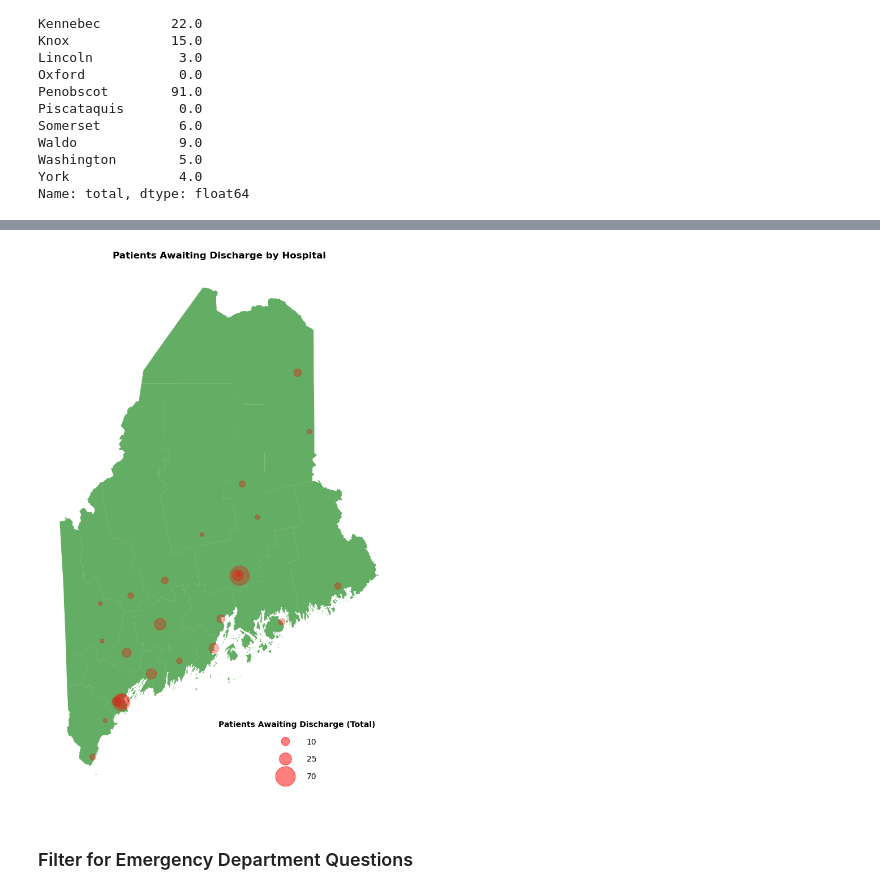
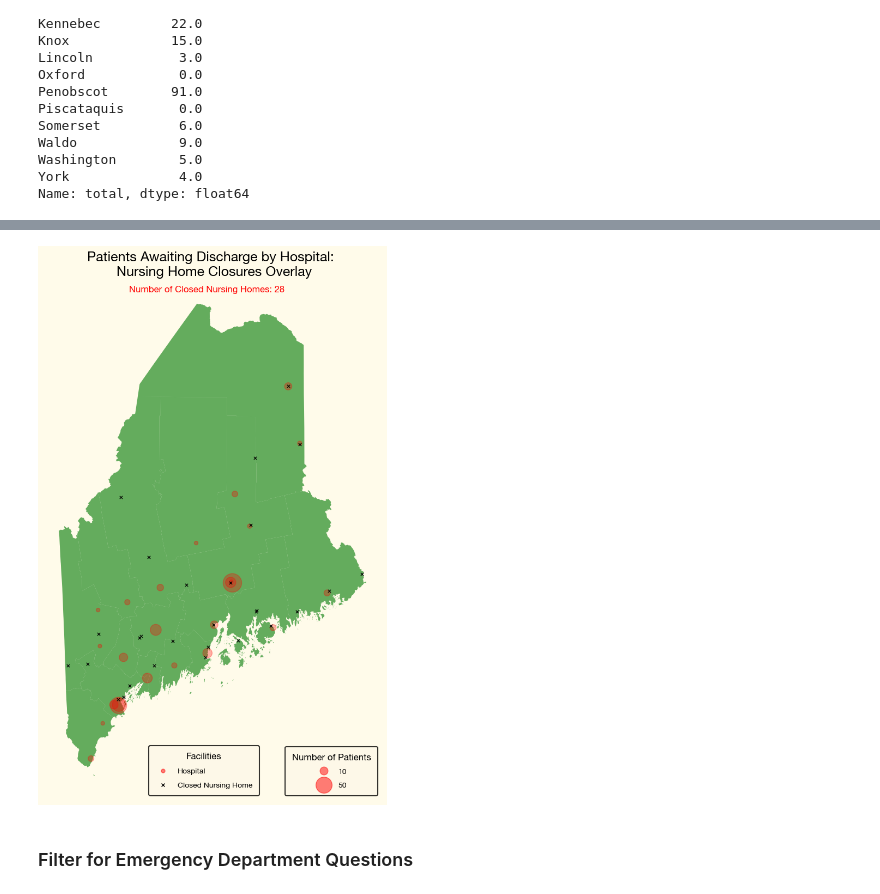
Before and after one commit to nfarrell011/patient-throughput, a Jupyter notebook: analyses/maps_geopandas.ipynb, the cells around one changed output, grey strips where cells are left out. Drawn from its saved outputs; the diff is of its cells as text; code cells hidden in the pictures.

```diff
--- a/analyses/maps_geopandas.ipynb
+++ b/analyses/maps_geopandas.ipynb
@@ -62,3 +187,8 @@ maine_counties.loc[:, "color"] = maine_counties["region"].map(region_colors)
+# %%
+maine_counties.loc[:, "region"] = maine_counties["NAMELSAD"].map(region_map)
+maine_counties.loc[:, "region_color"] = maine_counties["region"].map(region_colors)
+# %%
+maine_counties["color"] = maine_counties["NAMELSAD"].map(county_colors)
 # %%
 maine_counties
 # %% [output]
@@ -603,0 +823,3 @@ question_1_responses
+# %%
+# Read in the closures csv
+closures_df = pd.read_csv("../gis_data/nh_closures.csv")
@@ -604,2 +846,8 @@ question_1_responses
+# %%
+# Convert combined_df to GeoDataFrame
+nursing_home_gdf = gpd.GeoDataFrame(
+    closures_df,
+    geometry=[Point(xy) for xy in zip(closures_df['long'], closures_df['lat'])],
+    crs='EPSG:4326')  # WGS84 CRS for latitude/longitude
 # %%
 hospital_gdf = mapped_hospitals.merge(question_1_responses, left_on = "hospital_name", right_on = "hospital_name")
@@ -671,6 +854,10 @@ plt.show()
 # %%
-# Reproject hospital_gdf to match the CRS of maine_counties
+# Reproject hospital_gdf and nursing_home_gdf to match the CRS of maine_counties
 hospital_gdf = hospital_gdf.to_crs(maine_counties.crs)
+nursing_home_gdf = nursing_home_gdf.to_crs(maine_counties.crs)
+
+# Get the number of closed nursing homes
+num_closed_nh = nursing_home_gdf.shape[0]
 
 # Normalize the marker size column for consistent scaling
 size_min, size_max = 25, 600  # Minimum and maximum marker sizes
@@ -690,47 +877,96 @@ hospital_gdf.plot(
     color='red',
     marker='o',
     markersize=hospital_gdf["scaled_size"],
-    alpha=0.3
+    alpha=0.3,
+    label = "Hospital"
 )
 
+# Overlay the hospital locations with semi-transparent markers and variable sizes
+nursing_home_gdf.plot(
+    ax=ax,
+    color='black',
+    marker='x',
+    markersize=15,
+    alpha=0.9,
+    label = "Closed Nursing Home"
+)
+
+# Add the grand total to the bottom
+fig.text(
+            0.5, 0.845,
+            f"Number of Closed Nursing Homes: {int(num_closed_nh)}",
+            ha = "center",
+            fontsize = 12,
+            color="red",
+            weight="bold",
+            style = "italic"
+        )
+
 # Add a custom legend for dot sizes
-reference_totals = [10, 25, 70]  # Example hospital "total" values
+reference_totals = [10, 50]  # Example hospital "total" values
 reference_sizes = [
     (total - hospital_gdf["total"].min())
     / (hospital_gdf["total"].max() - hospital_gdf["total"].min())
     * (size_max - size_min) + size_min
     for total in reference_totals
 ]
 
 # Create legend handles with adjusted sizes for the legend box
 handles = [
     mlines.Line2D([], [], color='red', marker='o', linestyle='None',
                   markersize=size**0.5, alpha=0.5, label=f'{total}')
     for total, size in zip(reference_totals, reference_sizes)
 ]
 
-# Add the legend
+# Create legend handles for hospitals and nursing homes
+hospital_handle = mlines.Line2D([], [], color='red', marker='o', linestyle='None',
+                                markersize=5, label='Hospital', alpha = 0.5)
+nursing_home_handle = mlines.Line2D([], [], color='black', marker='x', linestyle='None',
+                                    markersize=5, label='Closed Nursing Home')
+
+# Add the legend for the sizes
 legend = ax.legend(
-    handles=handles,
-    title="Patients Awaiting Discharge (Total)",
+    handles= handles,
+    title="Number of Patients",
     loc='lower right',
-    frameon=False,
-    borderpad=1.9,  # Increase padding inside the legend box
-    labelspacing=1.2,  # Increase space between labels
-    handletextpad=1.7,  # Increase space between markers and text
-    fontsize=10  # Adjust font size for better fit
+    frameon = True, # Add the border
+    borderpad=0.9,  # Increase padding inside the legend box
+    labelspacing=0.9,  # Increase space between labels
+    handletextpad=0.9,  # Increase space between markers and text
+    fontsize=10  # Adjust font size
 )
 
-# Set the legend title to bold
-legend.get_title().set_fontweight("bold")
+# Customize Legend
+legend.get_title().set_fontweight("bold") # Set the legend title to bold
+legend.get_frame().set_linewidth(1.5)  # Set the border thickness
+legend.get_frame().set_edgecolor('black')
+
+facility_legend = ax.legend(
+    handles=[hospital_handle, nursing_home_handle],
+    title="Facilities",
+    loc='lower left',
+    frameon=True,
+    fontsize=10,
+    bbox_to_anchor=(0.3, 0.00),  # Adjusts position relative to the plot
+    borderpad=0.9,
+    labelspacing=0.95,
+    handletextpad=0.9
+)
+
+# Customize Legend
+facility_legend.get_title().set_fontweight("bold") # Set the legend title to bold
+facility_legend.get_frame().set_linewidth(1.5)  # Set the border thickness
+facility_legend.get_frame().set_edgecolor('black')
+
+ax.add_artist(legend)
 
 # Title and axis adjustments
-plt.title("Patients Awaiting Discharge by Hospital", weight="bold")
+plt.title("Patients Awaiting Discharge by Hospital: \n Nursing Home Closures Overlay", weight="bold", fontsize = 18)
 ax.axis("off")
 fig.savefig("../figs/pad_by_hospital.png", dpi = 300, bbox_inches="tight")
 plt.show()
 # %% [output]
-[figure, old version]
+[figure, new version]
 # %% [markdown]
 ### Filter for Emergency Department Questions
 # %%
```
Also changed, not shown: parts of 53 cells of this notebook, 9 other files.
